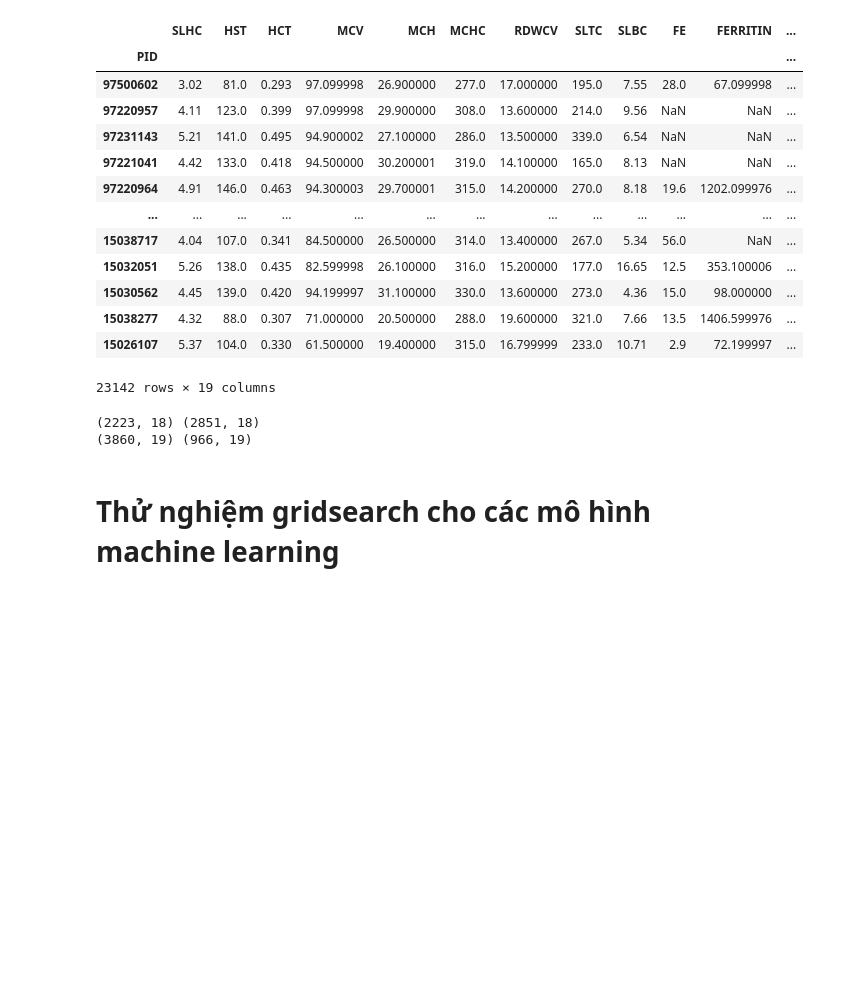
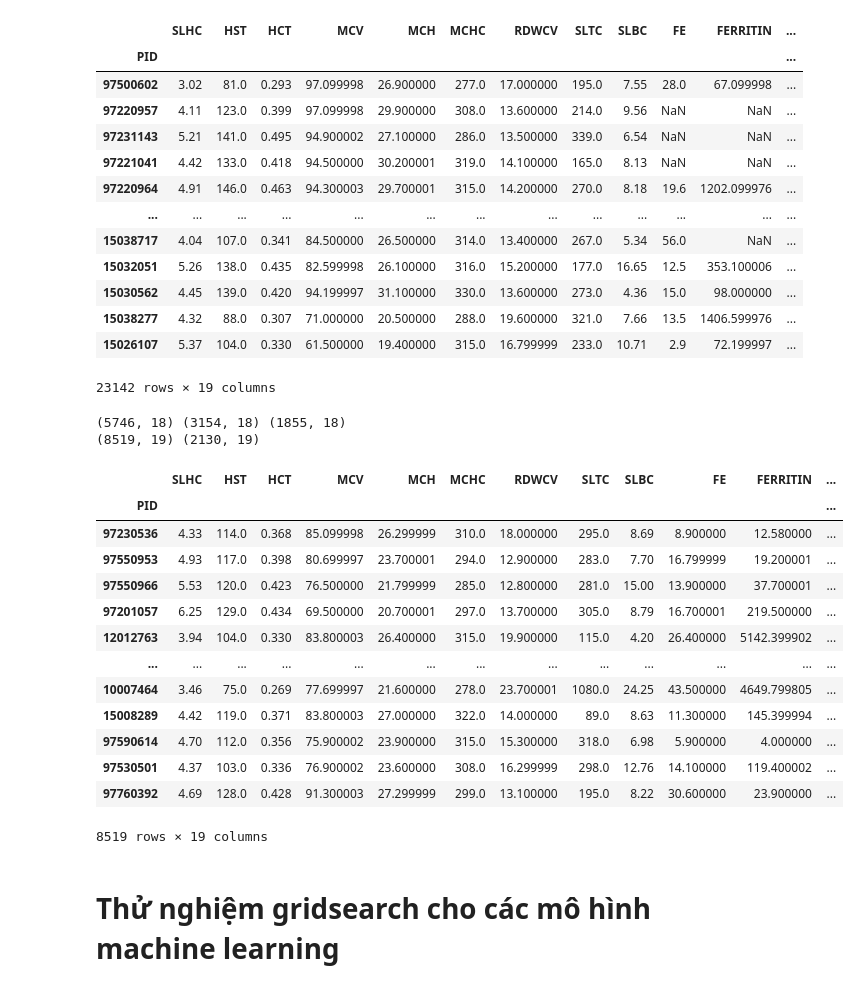
Before and after one commit to tupm2208/thalassemia, a Jupyter notebook: notebooks/Grid Search.ipynb, the cells around one changed output. Drawn from its saved outputs; the diff is of its cells as text; code cells hidden in the pictures; blank space fills up the shorter version.

```diff
--- a/notebooks/Grid Search.ipynb
+++ b/notebooks/Grid Search.ipynb
@@ -164,20 +164,22 @@ def get_normal(df):
 
 
 def get_alpha_beta(df):
-    conditions = (df.alpha + df.beta == 2)
-    return df[conditions]
+    conditions1 = ~((df.alpha + df.beta == 0) & (df.MCV >= 85) &(df.MCH >= 28))
+    conditions2 = (df.alpha + df.beta == 2)
+    conditions3 = (~df.FERRITIN.isna()) & (~df.FE.isna()) & (df.FERRITIN < 30)
+    return df[conditions1 & conditions2]
 
 def get_alpha(df):
     conditions1 = ~((df.alpha + df.beta == 0) & (df.MCV >= 85) &(df.MCH >= 28))
     conditions2 = (df.alpha == 1) & (df.beta == 0)
     conditions3 = (~df.FERRITIN.isna()) & (~df.FE.isna()) & (df.FERRITIN < 30)
-    return df[conditions1 & conditions2 & ~conditions3 ]
+    return df[conditions1 & conditions2]
 
 def get_beta(df):
     conditions1 = ~((df.alpha + df.beta == 0) & (df.MCV >= 85) &(df.MCH >= 28))
     conditions2 = (df.alpha == 0) & (df.beta == 1)
     conditions3 = (~df.FERRITIN.isna()) & (~df.FE.isna()) & (df.FERRITIN < 30)
-    return df[conditions1 & conditions2 & ~conditions3 ]
+    return df[conditions1 & conditions2]
 
 
 def get_normal_fe(df):
@@ -266,29 +269,51 @@ def evaluate(model, df, desc=''):
 # %%
 # beta_df = get_alpha(df)
 # chi lay mẫu có chứa gen beta (ko có norrmal, ko có gen alpha)
+numerical_columns = ["SLHC","HST","HCT","MCV","MCH","MCHC","RDWCV","SLTC","SLBC", "FERRITIN","FE"]
+alpha_df = get_alpha(df)
 beta_df = get_beta(df)
-alpha_df = negative_unnormal(df)
+alpha_beta_df = get_alpha_beta(df)
+negative_df = negative_unnormal(df)
 
-print(alpha_df.shape, beta_df.shape)
+print(alpha_df.shape, beta_df.shape, alpha_beta_df.shape)
 
-alpha_df = alpha_df.assign(thalas=0)
+alpha_df = alpha_df.assign(thalas=1)
 beta_df = beta_df.assign(thalas=1)
+alpha_beta_df = alpha_beta_df.assign(thalas=1)
+negative_df = negative_df.assign(thalas=0)
 
-main_df = pd.concat([alpha_df, beta_df])
+main_df = pd.concat([alpha_df, beta_df, alpha_beta_df, negative_df])
 dropted_df = main_df.loc[main_df[numerical_columns].dropna().index]
 dropted_df = dropted_df.loc[dropted_df[numerical_columns].dropna().index]
-train_df, test_df = train_test_split(dropted_df, test_size=0.2, stratify=dropted_df.thalas)
+train_df, test_df = train_test_split(dropted_df, test_size=0.2, stratify=dropted_df.thalas, random_state=42)
 
 # alpha_df.shape, beta_df.shape, main_df.shape, dropted_df.shape, dropted_df[numerical_columns].dropna().shape
 print(train_df.shape, test_df.shape)
 # %% [output]
-(2223, 18) (2851, 18)
-(3860, 19) (966, 19)
+(5746, 18) (3154, 18) (1855, 18)
+(8519, 19) (2130, 19)
 # %%
 # fit_model(model, train_df)
 # # train_df.info()
 # %%
 # _ = evaluate(model, test_df)
+# %%
+train_df
+# %% [output]
+|  | SLHC | HST | HCT | MCV | MCH | MCHC | RDWCV | SLTC | SLBC | FE | FERRITIN | ... |
+| PID |  |  |  |  |  |  |  |  |  |  |  | ... |
+| 97230536 | 4.33 | 114.0 | 0.368 | 85.099998 | 26.299999 | 310.0 | 18.000000 | 295.0 | 8.69 | 8.900000 | 12.580000 | ... |
+| 97550953 | 4.93 | 117.0 | 0.398 | 80.699997 | 23.700001 | 294.0 | 12.900000 | 283.0 | 7.70 | 16.799999 | 19.200001 | ... |
+| 97550966 | 5.53 | 120.0 | 0.423 | 76.500000 | 21.799999 | 285.0 | 12.800000 | 281.0 | 15.00 | 13.900000 | 37.700001 | ... |
+| 97201057 | 6.25 | 129.0 | 0.434 | 69.500000 | 20.700001 | 297.0 | 13.700000 | 305.0 | 8.79 | 16.700001 | 219.500000 | ... |
+| 12012763 | 3.94 | 104.0 | 0.330 | 83.800003 | 26.400000 | 315.0 | 19.900000 | 115.0 | 4.20 | 26.400000 | 5142.399902 | ... |
+| ... | ... | ... | ... | ... | ... | ... | ... | ... | ... | ... | ... | ... |
+| 10007464 | 3.46 | 75.0 | 0.269 | 77.699997 | 21.600000 | 278.0 | 23.700001 | 1080.0 | 24.25 | 43.500000 | 4649.799805 | ... |
+| 15008289 | 4.42 | 119.0 | 0.371 | 83.800003 | 27.000000 | 322.0 | 14.000000 | 89.0 | 8.63 | 11.300000 | 145.399994 | ... |
+| 97590614 | 4.70 | 112.0 | 0.356 | 75.900002 | 23.900000 | 315.0 | 15.300000 | 318.0 | 6.98 | 5.900000 | 4.000000 | ... |
+| 97530501 | 4.37 | 103.0 | 0.336 | 76.900002 | 23.600000 | 308.0 | 16.299999 | 298.0 | 12.76 | 14.100000 | 119.400002 | ... |
+| 97760392 | 4.69 | 128.0 | 0.428 | 91.300003 | 27.299999 | 299.0 | 13.100000 | 195.0 | 8.22 | 30.600000 | 23.900000 | ... |
+8519 rows × 19 columns
 # %% [markdown]
 # Thử nghiệm gridsearch cho các mô hình machine learning
 # %% [markdown]
```
Also changed, not shown: parts of 17 cells of this notebook, 1 other file.
